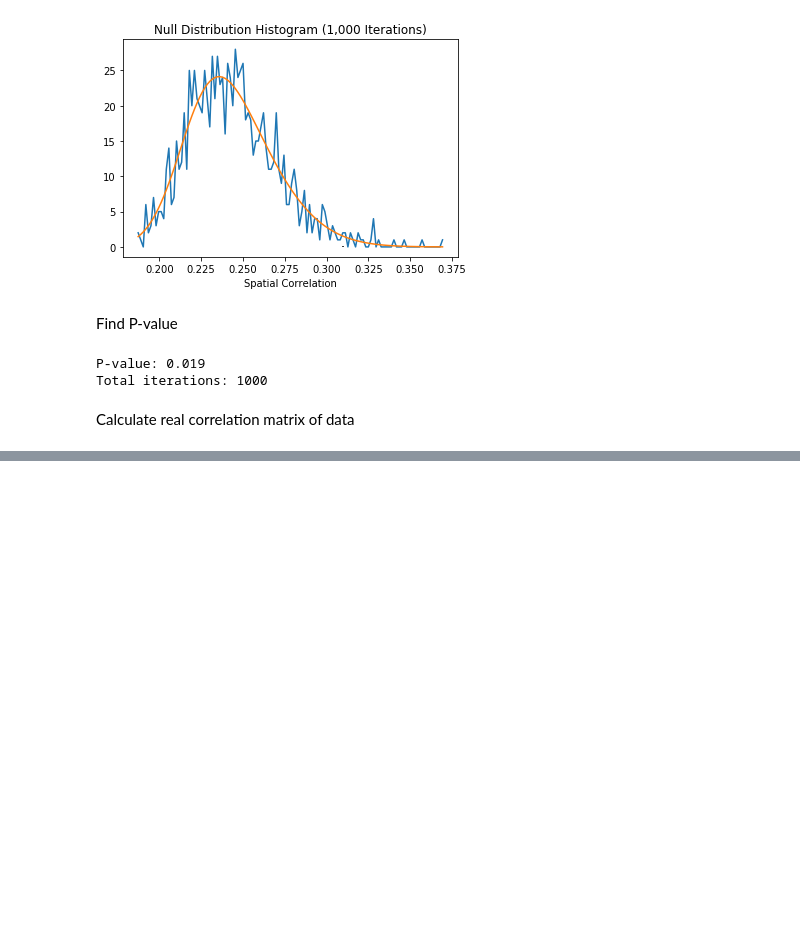
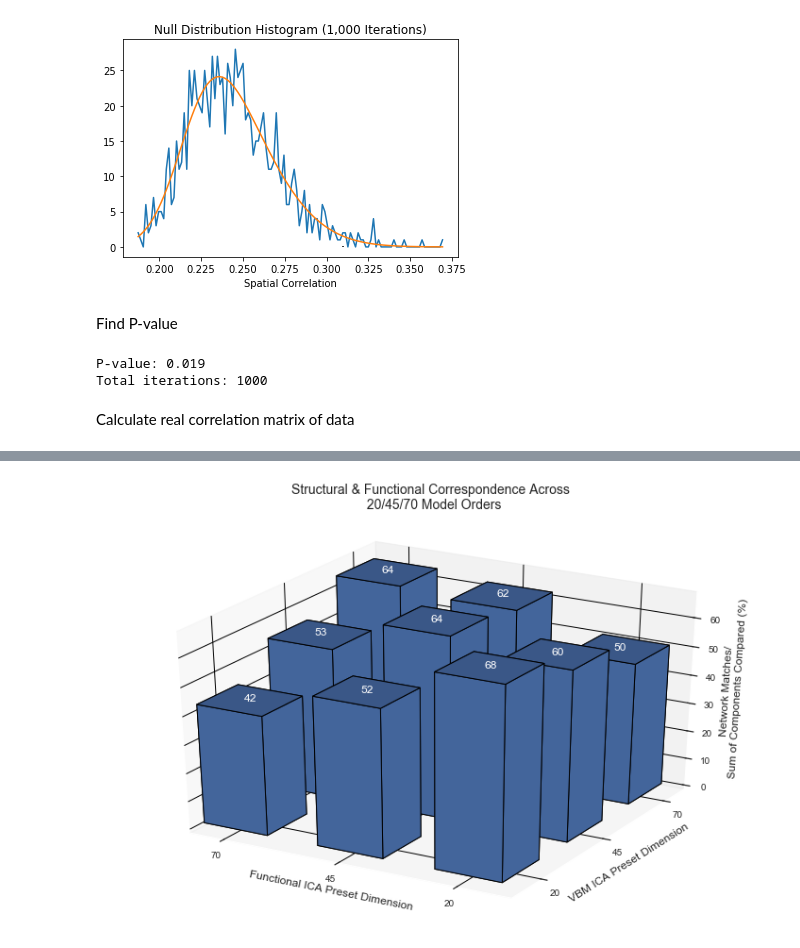
Before and after one commit to tvanasse/brainmap_structure_function_2020, a Jupyter notebook: img_correlation_testing.ipynb, the cells around one changed output, grey strips where cells are left out. Cells and saved outputs as stored; diff of their text form; code cells hidden in the pictures; blank space fills up the shorter version.

```diff
--- a/img_correlation_testing.ipynb
+++ b/img_correlation_testing.ipynb
@@ -259,0 +459,64 @@ plt.show() # ta-da!
+# %%
+%matplotlib inline
+import numpy as np
+import matplotlib.pyplot as plt
+# This import registers the 3D projection, but is otherwise unused.
+from mpl_toolkits.mplot3d import Axes3D  # noqa: F401 unused import
+
+
+# setup the figure and axes
+fig = plt.figure(figsize=(10, 7))
+ax = fig.add_subplot(111, projection='3d')
+
+fig.tight_layout()
+
+# set up coordinates to place boxes
+_x = [13,38,63]
+_y = [13,38,63]
+_xx, _yy = np.meshgrid(_x, _y)
+x, y = [13, 13, 13, 38, 38, 38, 63, 63, 63], [13, 38, 63, 13, 38, 63, 13, 38, 63]
+
+# top = percent_matches.flatten()
+top = total_unique_matches.flatten()
+bottom = np.zeros_like(top)
+width = depth = 14
+
+
+ax.set_title('Structural & Functional Correspondence Across \n 20/45/70 Model Orders',
+            fontsize=14)
+
+sns.set(font_scale=1)
+
+plt.xticks([20,45,70])
+plt.yticks([20,45,70])
+
+ax.bar3d(x, y, bottom, width, depth, top, shade=True, edgecolor='black')
+
+ax.set_xlim(76, 10)
+ax.set_ylim(10,77)
+ax.set_facecolor("white")
+
+
+ax.set_zlabel('Network Matches/ \n Sum of Components Compared (%)', fontsize = 12)
+plt.xlabel("Functional ICA Preset Dimension", fontsize = 12)
+plt.ylabel("VBM ICA Preset Dimension", fontsize = 12)
+
+plt.rcParams['grid.color'] = "black"
+
+ax.zaxis.set_tick_params(labelsize=10)
+ax.yaxis.set_tick_params(labelsize=10)
+ax.xaxis.set_tick_params(labelsize=10)
+
+# Note that z and y-axis are swapped in the plot.
+for x_,y_,z_ in zip(x,y,top):
+    ax.text(x_+7,y_+5,z_,'%2.0f'%z_, horizontalalignment='left', verticalalignment='bottom',color="white")
+
+
+
+plt.subplots_adjust(top=0.88)
+
+plt.savefig('figures/figure_5.png',dpi=300)
+
+plt.show()
+# %% [output]
+[figure, added]
```
Also changed, not shown: parts of 7 cells of this notebook, 7 other files.
